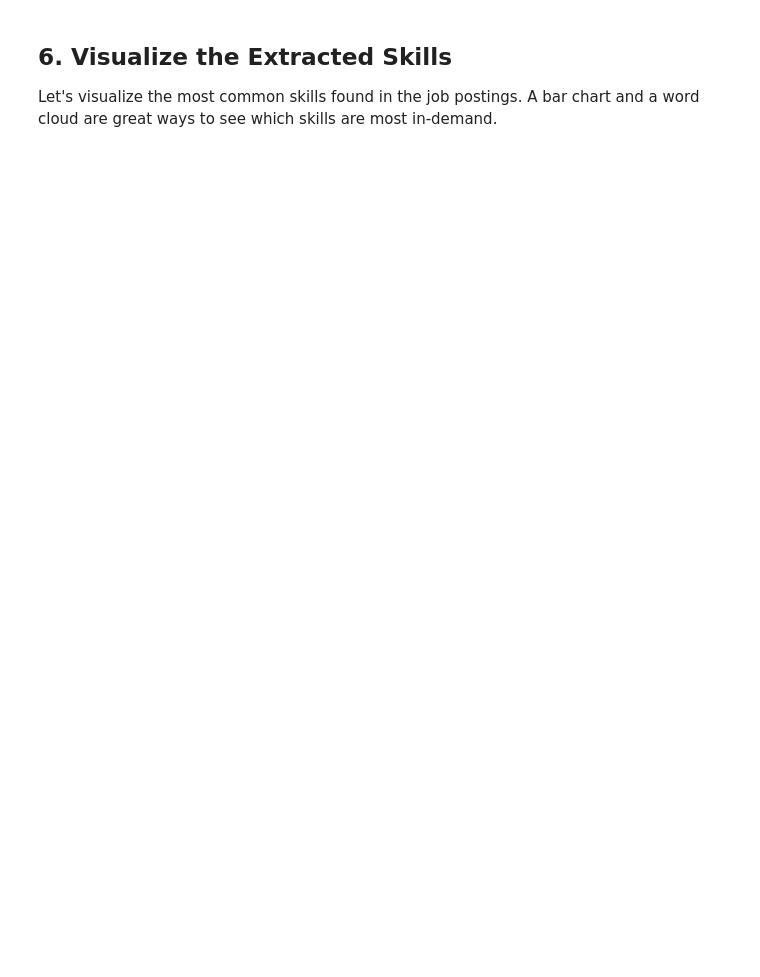
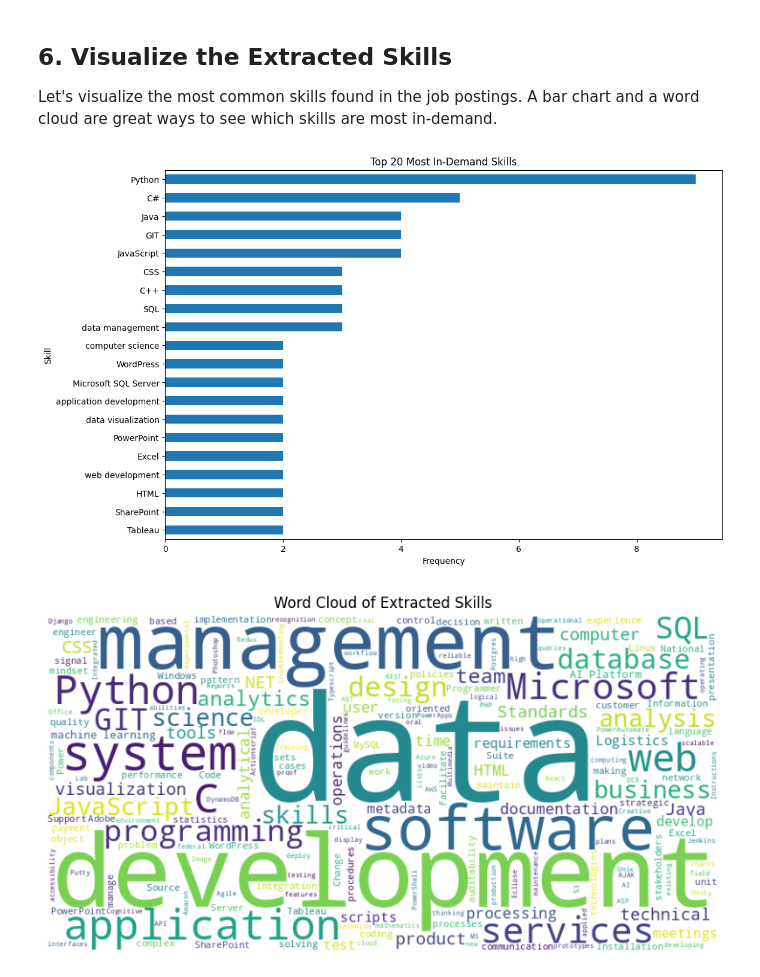
Before and after one commit to LAiSER-Software/laiser-cookbook, a Jupyter notebook: receipes/Job_Skill_Analysis/Job_Skill_Analysis_for_Job_Seekers.ipynb, the cells around one changed output. Drawn from its saved outputs; the diff is of its cells as text; code cells hidden in the pictures; blank space fills up the shorter version.

```diff
--- a/receipes/Job_Skill_Analysis/Job_Skill_Analysis_for_Job_Seekers.ipynb
+++ b/receipes/Job_Skill_Analysis/Job_Skill_Analysis_for_Job_Seekers.ipynb
@@ -24,11 +43,11 @@ from wordcloud import WordCloud
 We'll initialize the `SkillExtractorRefactored` from the `laiser` package. You will need to provide your Hugging Face model ID and token. For this example, we will use a CPU-only environment.
 # %%
 # Replace with your Hugging Face model ID and token
-model_id = "your_model_id"  # e.g., "mistralai/Mistral-7B-Instruct-v0.1"
-hf_token = "your_hf_token"
+model_id = "gemini"  # e.g., "mistralai/Mistral-7B-Instruct-v0.1"
+api_key = "your-key"
 
 try:
-    se = SkillExtractorRefactored(model_id=model_id, hf_token=hf_token, use_gpu=False)
+    se = SkillExtractorRefactored(model_id=model_id, api_key=api_key, use_gpu=False)
     print("Skill Extractor initialized successfully!")
 except Exception as e:
     print(f"Error initializing Skill Extractor: {e}")
@@ -64,24 +133,27 @@ except Exception as e:
 Let's visualize the most common skills found in the job postings. A bar chart and a word cloud are great ways to see which skills are most in-demand.
 # %%
 if 'extracted_skills' in locals() and not extracted_skills.empty:
-    skill_counts = extracted_skills['skill'].value_counts().nlargest(20)
+    skill_counts = extracted_skills['Raw Skill'].value_counts().nlargest(20)
 
     # Bar Chart
     plt.figure(figsize=(12, 8))
     skill_counts.sort_values().plot(kind='barh')
     plt.title('Top 20 Most In-Demand Skills')
     plt.xlabel('Frequency')
     plt.ylabel('Skill')
     plt.show()
 
     # Word Cloud
-    all_skills = ' '.join(extracted_skills['skill'].dropna())
+    all_skills = ' '.join(extracted_skills['Raw Skill'].dropna())
     wordcloud = WordCloud(width=800, height=400, background_color='white').generate(all_skills)
 
     plt.figure(figsize=(10, 5))
     plt.imshow(wordcloud, interpolation='bilinear')
     plt.axis('off')
     plt.title('Word Cloud of Extracted Skills')
     plt.show()
 else:
     print("No skills were extracted to visualize.")
+# %% [output]
+[figure, added]
+[figure, added]
```
Also changed, not shown: parts of 5 cells of this notebook, 5 other files.
